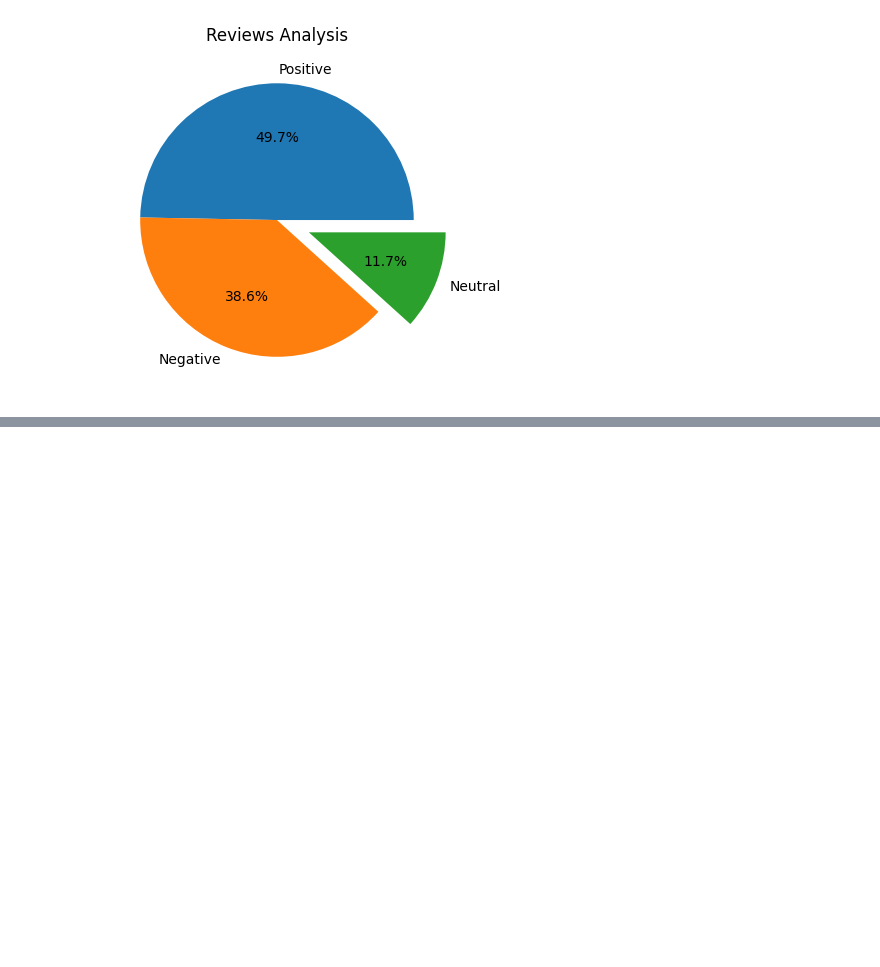
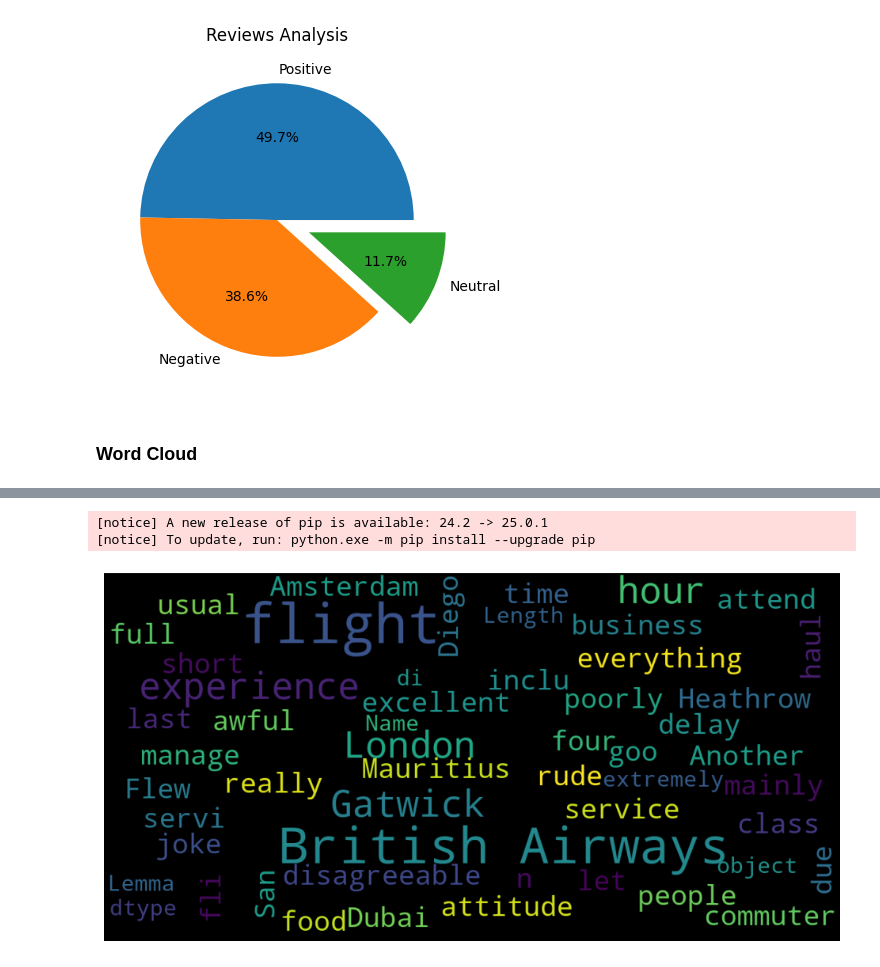
Before and after one commit to Rajashree-Rajagopal/Customer-Sentiment-Analysis-for-British-Airways, a Jupyter notebook: Webscraping and Sentiment Analysis.ipynb, the cells around one changed output, grey strips where cells are left out. Cells and saved outputs as stored; diff of their text form; code cells hidden in the pictures; blank space fills up the shorter version.

```diff
--- a/Webscraping and Sentiment Analysis.ipynb
+++ b/Webscraping and Sentiment Analysis.ipynb
@@ -306,0 +307,26 @@ df.to_csv("BA_reviews.csv")
+# %% [markdown]
+### Word Cloud
+# %%
+%pip install wordcloud
+from wordcloud import WordCloud, STOPWORDS
+stopwords = set(STOPWORDS)
+
+def show_wordcloud(data):
+    wordcloud = WordCloud(
+        background_color='black',
+        stopwords=stopwords,
+        max_words=100,
+        max_font_size=30,
+        scale=3,
+        random_state=1)
+
+    wordcloud=wordcloud.generate(str(data))
+
+    fig = plt.figure(1, figsize=(12, 12))
+    plt.axis('off')
+
+    plt.imshow(wordcloud)
+    plt.show()
+
+show_wordcloud(dataset.Lemma)
+# %% [output]
@@ -306,0 +346,3 @@ df.to_csv("BA_reviews.csv")
+[notice] A new release of pip is available: 24.2 -> 25.0.1
+[notice] To update, run: python.exe -m pip install --upgrade pip
+[figure, added]
```
Also changed, not shown: parts of 3 cells of this notebook, 1 other file.
